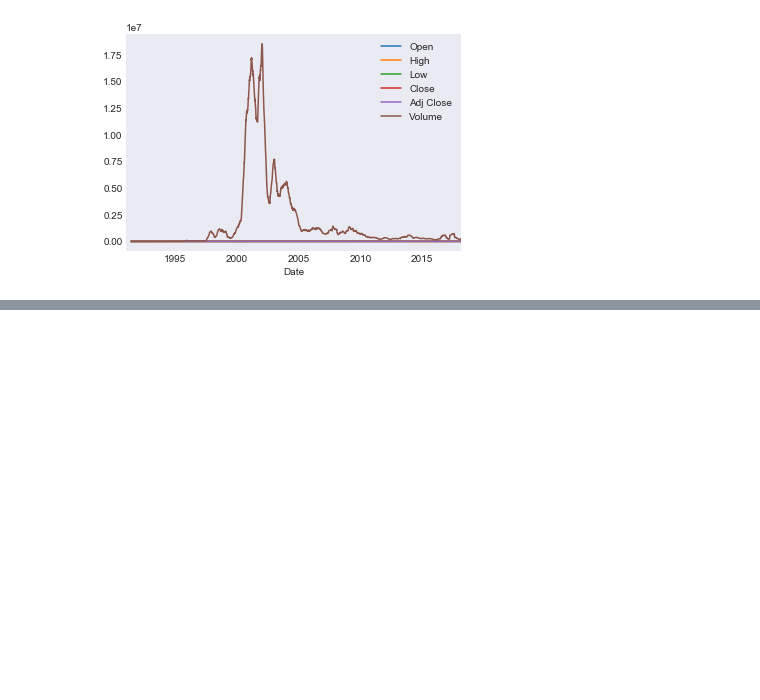
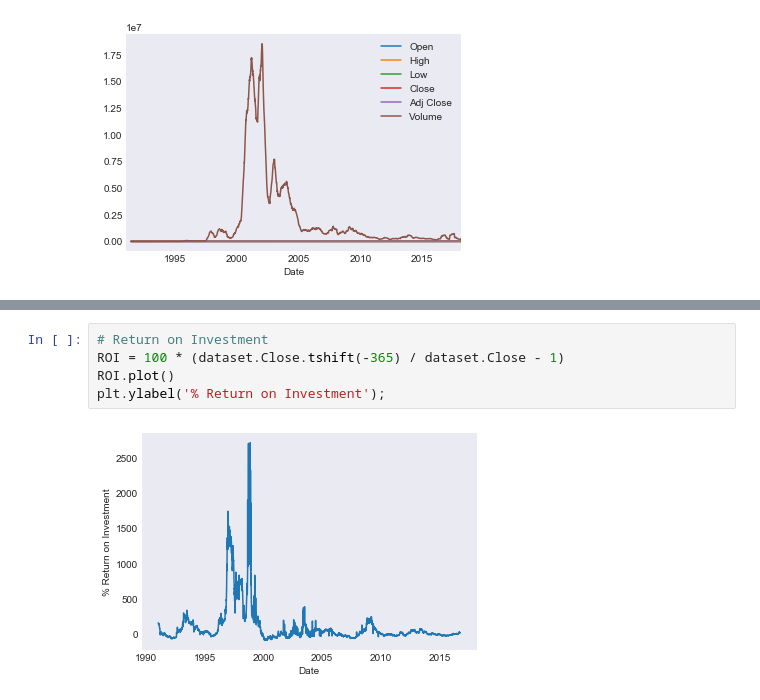
Before and after one commit to TheBrownViking20/DSstuff, a Jupyter notebook: Wipro/wipro.ipynb, the cells around one changed output, grey strips where cells are left out. Saved outputs shown, nothing was run; the diff lists cells and outputs as text; blank space fills up the shorter version.

```diff
--- a/Wipro/wipro.ipynb
+++ b/Wipro/wipro.ipynb
@@ -123,0 +178,7 @@ dataset.rolling(window=100).mean().plot()
+# %%
+# Return on Investment
+ROI = 100 * (dataset.Close.tshift(-365) / dataset.Close - 1)
+ROI.plot()
+plt.ylabel('% Return on Investment');
+# %% [output]
+[figure, added]
```
Also changed, not shown: parts of 7 cells of this notebook, 6 other files.
